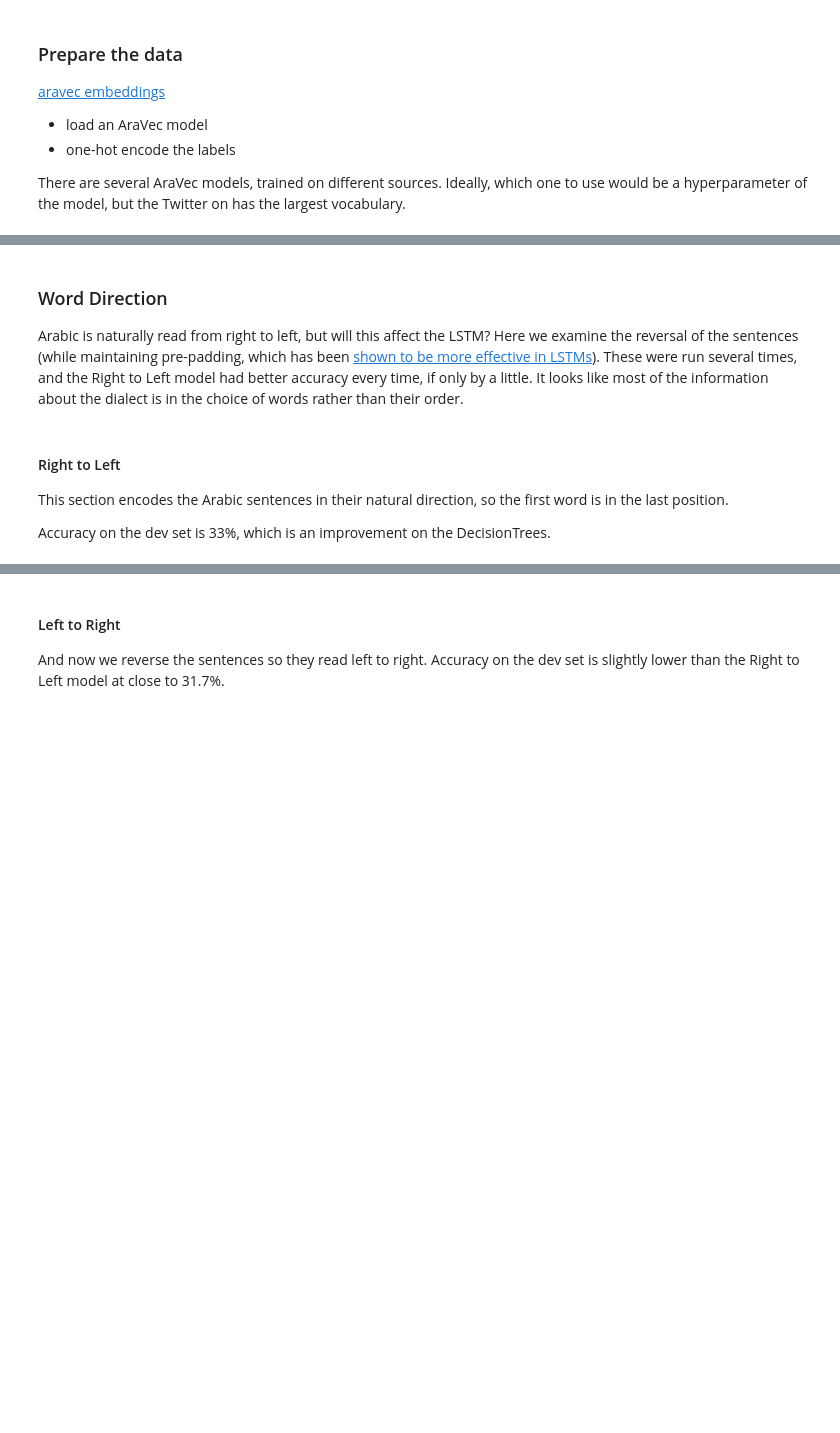
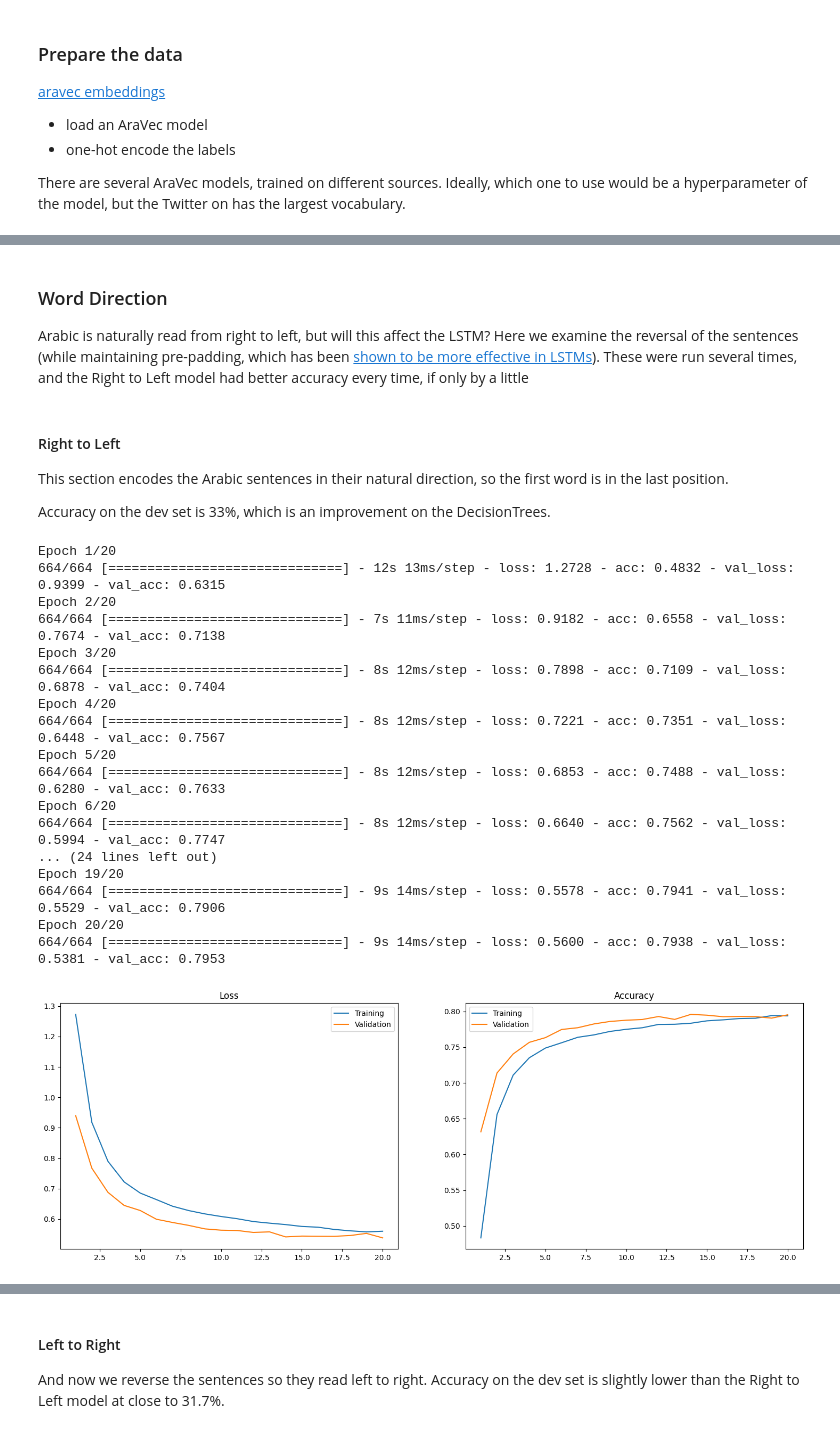
Before and after one commit to stephancurran/arabic-dialects, a Jupyter notebook: ArabicClassifier.ipynb, the cells around one changed output, grey strips where cells are left out. Saved outputs shown, nothing was run; the diff lists cells and outputs as text; code cells hidden in the pictures; blank space fills up the shorter version.

Commit message:
Update LSTM

```diff
--- a/ArabicClassifier.ipynb
+++ b/ArabicClassifier.ipynb
@@ -469,5 +465,8 @@ Total   53042   5908
 ## Serialization
 # %%
 for df in [data_train, data_dev]:
-    df.drop(columns=[H_PHRASES, H_TOKENS], inplace=True)
-    df[H_KEYWORDS] = df[H_KEYWORDS].apply(lambda token_list: " ".join(token_list))
+    df.drop(columns=[H_PHRASES], inplace=True)
+    for col in [H_TOKENS, H_KEYWORDS]:
+        df[col] = df[col].apply(lambda token_list: " ".join(token_list))
+
+data_train.head()
@@ -569,7 +575,7 @@ train_y = onehot_encoder.fit_transform(np.array(data_train[H_LABELS]).reshape(-1
 
 ngram_ranges = [(1, 1), (1, 2), (1, 3)]
 
-for col in [H_KEYWORDS, H_STEMS, H_LEMMAS]:
+for col in [H_TOKENS, H_KEYWORDS]:#, H_STEMS, H_LEMMAS]:
     print(f"Evaluating {col}\n")
     best_classifier, best_vectorizer = run_combos(data_train[col], train_y, ngram_ranges)
     print(f"Best ngram range: {best_vectorizer.ngram_range}\n")
@@ -706,4 +744,5 @@ dev_df = data_dev
 aravec_model = gensim.models.Word2Vec.load(TWEETS_SG_100)
 
 # One-hot encode the labels
-# lstm_codec = OneHotCodec(train_df, dev_df)
+lstm_codec = LabelBinarizer(sparse_output=False)
+train_y = lstm_codec.fit_transform(np.array(data_train[H_LABELS]).reshape(-1, 1))
@@ -710,8 +761,8 @@ aravec_model = gensim.models.Word2Vec.load(TWEETS_SG_100)
 # %% [markdown]
 ### Word Direction
-<p>Arabic is naturally read from right to left, but will this affect the LSTM? Here we examine the reversal of the sentences (while maintaining pre-padding, which has been <a href="https://arxiv.org/abs/1903.07288">shown to be more effective in LSTMs</a>). These were run several times, and the Right to Left model had better accuracy every time, if only by a little. It looks like most of the information about the dialect is in the choice of words rather than their order.</p>
+<p>Arabic is naturally read from right to left, but will this affect the LSTM? Here we examine the reversal of the sentences (while maintaining pre-padding, which has been <a href="https://arxiv.org/abs/1903.07288">shown to be more effective in LSTMs</a>). These were run several times, and the Right to Left model had better accuracy every time, if only by a little</p>
 # %%
-def evaluate_direction(train_df, dev_df, aravec_model, lstm_codec, left_to_right):
+def evaluate_direction(train_df, dev_df, dev_labels, aravec_model, lstm_codec, left_to_right, col):
   '''
   Create training/test/dev data in the right-to-left or left-to-right direction
   Build, train, and evaluate a model with it
@@ -722,21 +773,22 @@ def evaluate_direction(train_df, dev_df, aravec_model, lstm_codec, left_to_right
   '''
 
   # Vectorize the input
-  lstm_X_train, lstm_X_dev = vectorize(train_df, dev_df, aravec_model, left_to_right)
+  lstm_X_train, lstm_X_dev = vectorize(train_df, dev_df, aravec_model, left_to_right, col)
 
   # Split the data into train/test
-  lstm_X_train, lstm_X_test, lstm_y_train, lstm_y_test = train_test_split(lstm_X_train, lstm_codec.y_train,
+  lstm_X_train, lstm_X_test, lstm_y_train, lstm_y_test = train_test_split(lstm_X_train, train_y,
                                                                           shuffle=True,
                                                                           test_size=0.2,
                                                                           random_state=23)
 
   # Build the model
-  lstm_model = build_lstm(aravec_model, lstm_y_train.shape[1])
+  # lstm_model = build_lstm(aravec_model, lstm_y_train.shape[1])
+  lstm_model = build_lstm(aravec_model, 6)  # TODO
 
   # Fit the model
   lstm_history = lstm_model.fit(lstm_X_train, lstm_y_train,
                                 validation_data=(lstm_X_test, lstm_y_test),
-                                callbacks=[ClearOutputCallback()],
+                                # callbacks=[ClearOutputCallback()],
                                 batch_size=64,
                                 epochs=20)
 
@@ -744,7 +796,7 @@ def evaluate_direction(train_df, dev_df, aravec_model, lstm_codec, left_to_right
   plot_training(lstm_history)
 
   # Evaluate on the dev set
-  lstm_model.evaluate(lstm_X_dev, lstm_codec.y_dev)
+  lstm_model.evaluate(lstm_X_dev, dev_labels)
 
   return lstm_model, lstm_X_dev
 # %% [markdown]
@@ -752,4 +804,24 @@ def evaluate_direction(train_df, dev_df, aravec_model, lstm_codec, left_to_right
 <p>This section encodes the Arabic sentences in their natural direction, so the first word is in the last position.</p>
 <p>Accuracy on the dev set is 33%, which is an improvement on the DecisionTrees.</p>
 # %%
-rtl_model, rtl_X_dev = evaluate_direction(train_df, dev_df, aravec_model, lstm_codec, False)
+dev_labels = lstm_codec.fit_transform(data_dev[H_LABELS])
+rtl_model, rtl_X_dev = evaluate_direction(train_df, dev_df, dev_labels, aravec_model, lstm_codec, False, col=H_TOKENS)
+# %% [output]
+Epoch 1/20
+664/664 [==============================] - 12s 13ms/step - loss: 1.2728 - acc: 0.4832 - val_loss: 0.9399 - val_acc: 0.6315
+Epoch 2/20
+664/664 [==============================] - 7s 11ms/step - loss: 0.9182 - acc: 0.6558 - val_loss: 0.7674 - val_acc: 0.7138
+Epoch 3/20
+664/664 [==============================] - 8s 12ms/step - loss: 0.7898 - acc: 0.7109 - val_loss: 0.6878 - val_acc: 0.7404
+Epoch 4/20
+664/664 [==============================] - 8s 12ms/step - loss: 0.7221 - acc: 0.7351 - val_loss: 0.6448 - val_acc: 0.7567
+Epoch 5/20
+664/664 [==============================] - 8s 12ms/step - loss: 0.6853 - acc: 0.7488 - val_loss: 0.6280 - val_acc: 0.7633
+Epoch 6/20
+664/664 [==============================] - 8s 12ms/step - loss: 0.6640 - acc: 0.7562 - val_loss: 0.5994 - val_acc: 0.7747
+... (24 lines left out)
+Epoch 19/20
+664/664 [==============================] - 9s 14ms/step - loss: 0.5578 - acc: 0.7941 - val_loss: 0.5529 - val_acc: 0.7906
+Epoch 20/20
+664/664 [==============================] - 9s 14ms/step - loss: 0.5600 - acc: 0.7938 - val_loss: 0.5381 - val_acc: 0.7953
+[figure, added]
```
Also changed, not shown: parts of 12 cells of this notebook, 1 other file.
